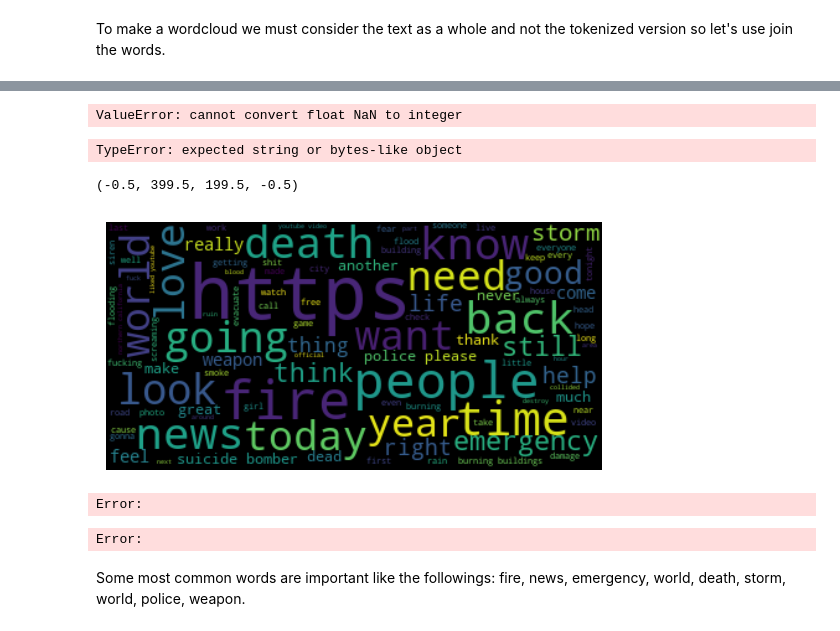
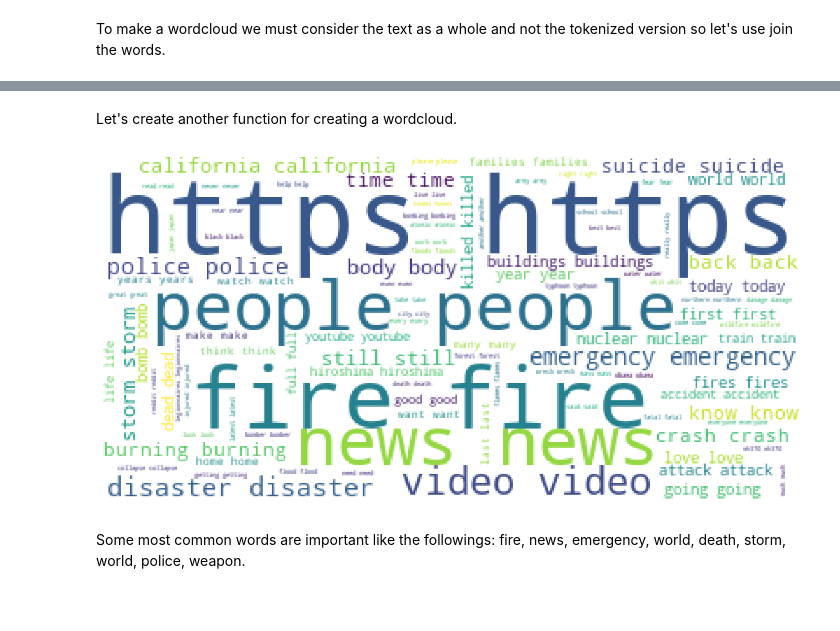
Before and after one commit to Oumar199/nlp_programs_exercises, a Jupyter notebook: kaggle_tweet_competition.ipynb, the cells around one changed output, grey strips where cells are left out. Saved outputs shown, nothing was run; the diff lists cells and outputs as text; code cells hidden in the pictures; blank space fills up the shorter version.

Commit message:
create a word cloud

```diff
--- a/kaggle_tweet_competition.ipynb
+++ b/kaggle_tweet_competition.ipynb
@@ -567,22 +606,29 @@ To make a wordcloud we must consider the text as a whole and not the tokenized v
 # %%
-words = []
-for word in new_freqs.keys():
-    words.extend([word]*int(new_freqs[word]))
-# text_corpus = " ".join([[]])
+def get_text_from_freqs(freqs: Union[nltk.FreqDist, dict]):
+    words = []
+    for word in new_freqs.keys():
+        words.extend([word]*new_freqs[word])
+    text_corpus = " ".join(words)
+    return text_corpus
-# %% [output]
-ValueError: cannot convert float NaN to integer
-# %%
-word_cloud = WordCloud(max_font_size=60, max_words=100).generate(new_freqs)
-# %% [output]
-TypeError: expected string or bytes-like object
-# %%
-plt.imshow(word_cloud, interpolation="bilinear")
-plt.axis('off')
-# %% [output]
-(-0.5, 399.5, 199.5, -0.5)
-[figure, removed]
-Error:
-Error:
+# %%
+text = get_text_from_freqs(new_freqs)
+# %% [markdown]
+Let's create another function for creating a wordcloud.
+# %%
+def wordcloud(text: str):
+    plt.figure(figsize=(16, 10))
+
+    word_cloud = WordCloud(max_font_size=60, background_color="white", max_words=100).generate(text)
+
+    plt.imshow(word_cloud)
+
+    plt.axis('off')
+
+    plt.show()
+# %%
+wordcloud(text)
+# %% [output]
+[figure, added]
 # %% [markdown]
 Some most common words are important like the followings: fire, news, emergency, world, death, storm, world, police, weapon.
 # %%
```
Also changed, not shown: parts of 21 cells of this notebook, 1 other file.
